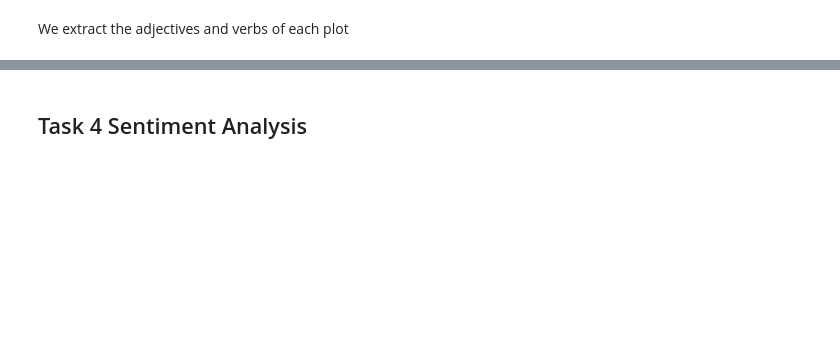
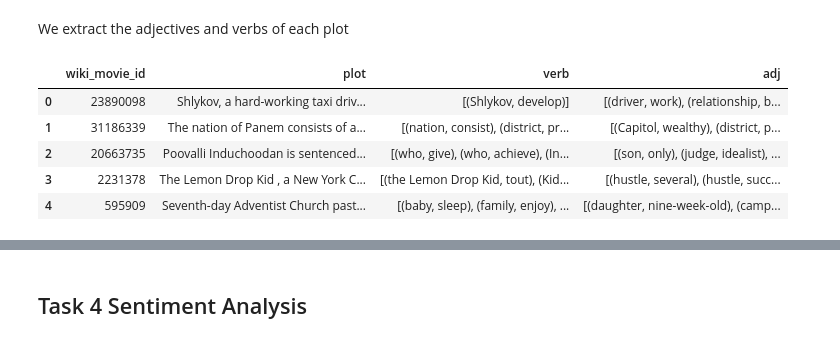
Before and after one commit to epfl-ada/ada-2022-project-yiyisoda, a Jupyter notebook: milestone_2.ipynb, the cells around one changed output, grey strips where cells are left out. Drawn from its saved outputs; the diff is of its cells as text; code cells hidden in the pictures; blank space fills up the shorter version.

```diff
--- a/milestone_2.ipynb
+++ b/milestone_2.ipynb
@@ -815,6 +918,17 @@ plots.to_pickle('data/plots.pickle')
 # %%
 # Save intermediate result since computation is quite long
 plots[['wiki_movie_id', 'verb', 'adj']].to_pickle('data/plots.pickle')
+# %%
+# Load saved result
+plots[['wiki_movie_id', 'verb','adj']] = pd.read_pickle('data/plots.pickle')
+plots.head()
+# %% [output]
+|  | wiki_movie_id | plot | verb | adj |
+| 0 | 23890098 | Shlykov, a hard-working taxi driv... | [(Shlykov, develop)] | [(driver, work), (relationship, b... |
+| 1 | 31186339 | The nation of Panem consists of a... | [(nation, consist), (district, pr... | [(Capitol, wealthy), (district, p... |
+| 2 | 20663735 | Poovalli Induchoodan is sentenced... | [(who, give), (who, achieve), (In... | [(son, only), (judge, idealist), ... |
+| 3 | 2231378 | The Lemon Drop Kid , a New York C... | [(the Lemon Drop Kid, tout), (Kid... | [(hustle, several), (hustle, succ... |
+| 4 | 595909 | Seventh-day Adventist Church past... | [(baby, sleep), (family, enjoy), ... | [(daughter, nine-week-old), (camp... |
 # %%
 # Dict that match all characters to their gender
 matcher = pd.Series(characters.actor_gender.values, index=characters.character_name).to_dict()
```
Also changed, not shown: parts of 44 cells of this notebook.
